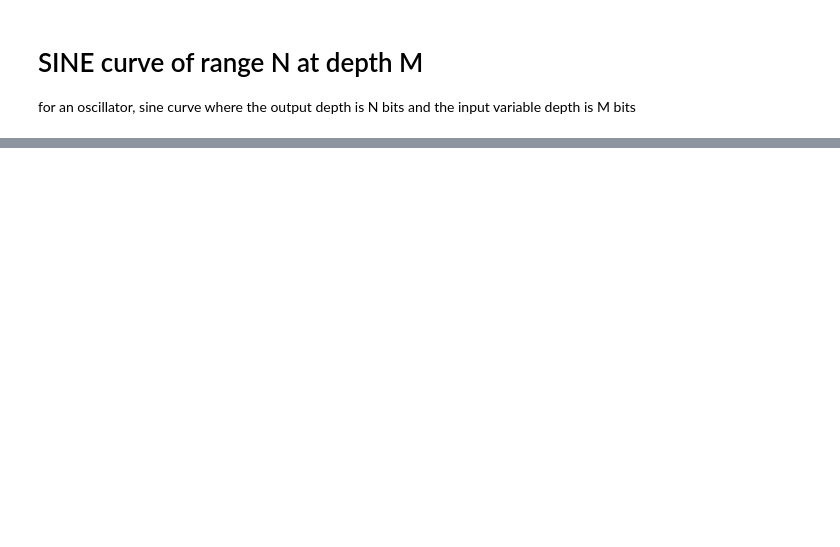
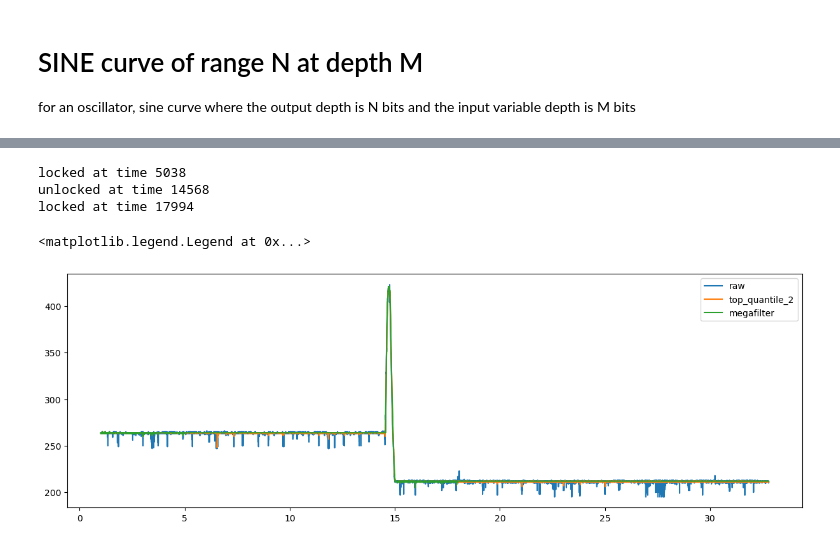
Before and after one commit to pi-lemaire/covenlfo, a Jupyter notebook: generate_luts.ipynb, the cells around one changed output, grey strips where cells are left out. Drawn from its saved outputs; the diff is of its cells as text; code cells hidden in the pictures; blank space fills up the shorter version.

```diff
--- a/generate_luts.ipynb
+++ b/generate_luts.ipynb
@@ -144,0 +380,47 @@ plt.plot(test_vals, test_wave)
+# %%
+df = pd.read_csv('pot_values_seq_4.csv')
+df['time_s'] = df['time_ms'] / 1000
+
+#df_disp = df
+#df_disp = df[(df['time_s']>40) & (df['time_s']<41)]
+# %%
+
+kalman = MedianKalmanFilter()
+out_with_median = [kalman.update(v) for v in df['read'].to_list()]
+df['kalman'] = out_with_median
+
+topquant = TopQuantile(median_window=9, top_quant=5)
+topquant_2 = TopQuantile(median_window=5, top_quant=3)
+out_with_top_quant = [topquant.update(v) for v in df['read'].to_list()]
+out_with_top_quant_2 = [topquant_2.update(v) for v in out_with_top_quant]
+df['top_quant'] = out_with_top_quant
+df['top_quant_2'] = out_with_top_quant_2
+
+megafilt = MegaFilter()
+read_list = df['read'].to_list()
+times_list = df['time_ms'].to_list()
+out_with_megafilt = []
+for k in range(len(read_list)):
+    out_with_megafilt.append(megafilt.update(read_list[k],times_list[k]))
+
+#out_with_megafilt = [megafilt.update(v) for v in df['read'].to_list()]
+df['megafilt'] = out_with_megafilt
+# %% [output]
+locked at time 5038
+unlocked at time 14568
+locked at time 17994
+# %%
+df_disp = df
+# df_disp = df[(df['time_s']>37) & (df['time_s']<38)]
+
+fig, ax = plt.subplots(figsize=(12, 4), layout="constrained")
+ax.plot(df_disp['time_s'], df_disp['read'], label='raw')
+#ax.plot(df_disp['time_s'], df_disp['filtered'], label='current_filter')
+#ax.plot(df_disp['time_s'], df_disp['kalman'], label='kalman')
+#ax.plot(df_disp['time_s'], df_disp['top_quant'], label='top_quantile')
+ax.plot(df_disp['time_s'], df_disp['top_quant_2'], label='top_quantile_2')
+ax.plot(df_disp['time_s'], df_disp['megafilt'], label='megafilter')
+ax.legend()
+# %% [output]
+<matplotlib.legend.Legend at 0x...>
+[figure, added]
```
Also changed, not shown: parts of 6 cells of this notebook, 6 other files.
